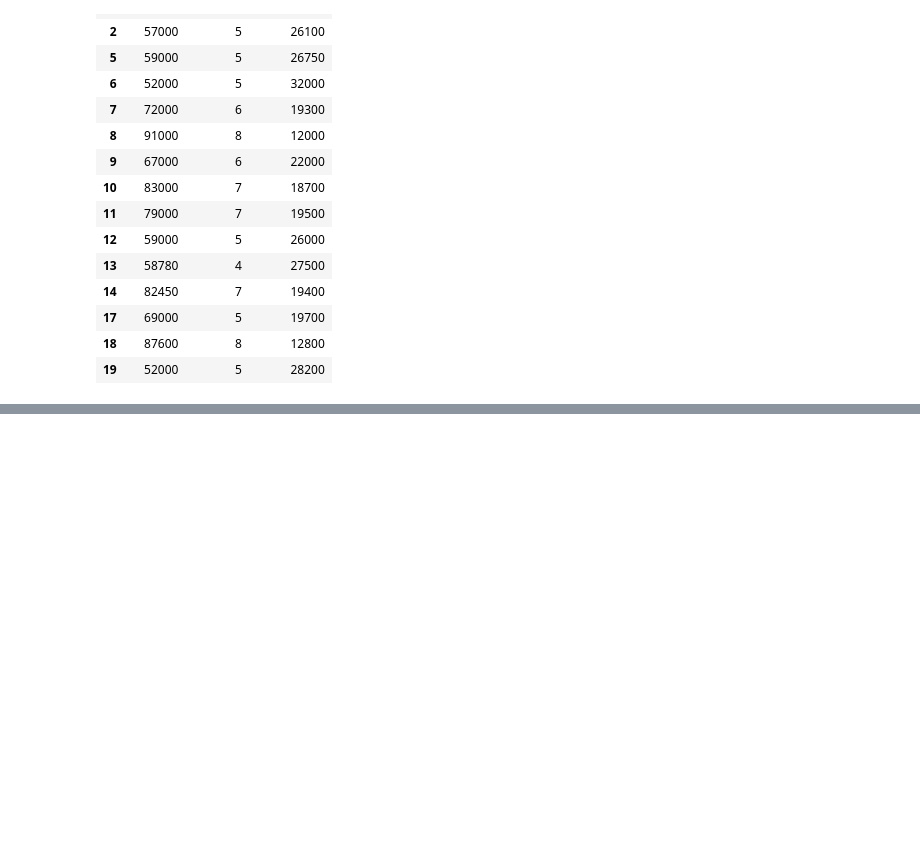
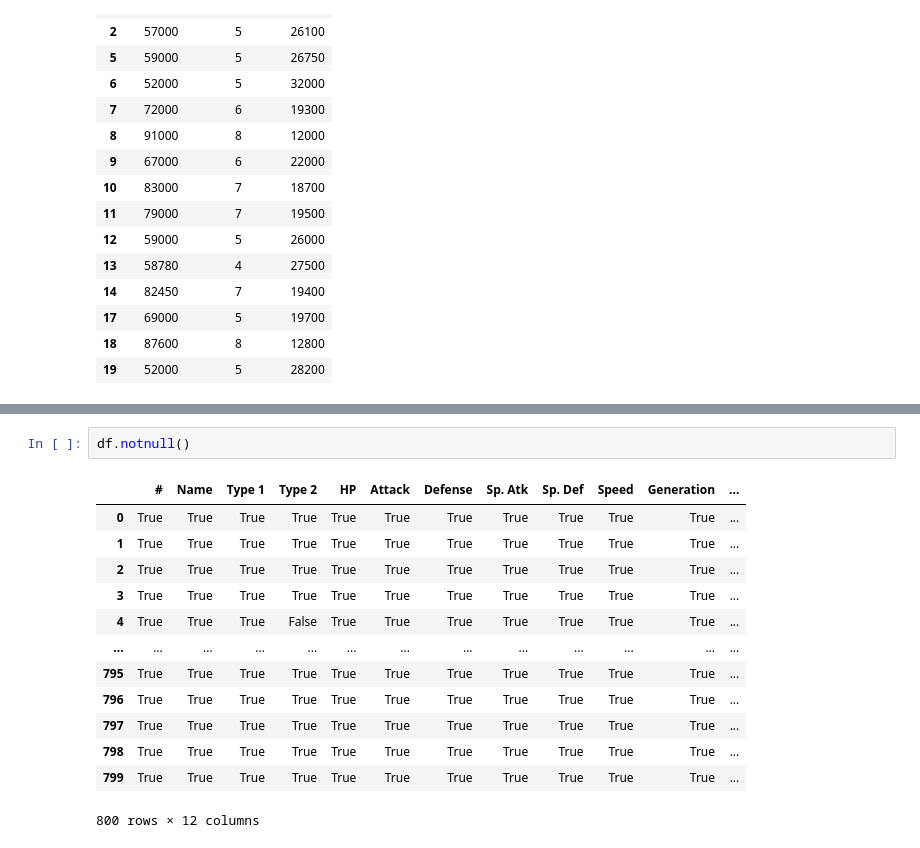
Before and after one commit to Swathi-212002/AI_ML_Avanthi_Swathi, a Jupyter notebook: pandas_practice.ipynb, the cells around one changed output, grey strips where cells are left out. Cells and saved outputs as stored; diff of their text form; blank space fills up the shorter version.

```diff
--- a/pandas_practice.ipynb
+++ b/pandas_practice.ipynb
@@ -225,0 +402,16 @@ df['Age(yrs)']
+# %%
+df.notnull()
+# %% [output]
+|  | # | Name | Type 1 | Type 2 | HP | Attack | Defense | Sp. Atk | Sp. Def | Speed | Generation | ... |
+| 0 | True | True | True | True | True | True | True | True | True | True | True | ... |
+| 1 | True | True | True | True | True | True | True | True | True | True | True | ... |
+| 2 | True | True | True | True | True | True | True | True | True | True | True | ... |
+| 3 | True | True | True | True | True | True | True | True | True | True | True | ... |
+| 4 | True | True | True | False | True | True | True | True | True | True | True | ... |
+| ... | ... | ... | ... | ... | ... | ... | ... | ... | ... | ... | ... | ... |
+| 795 | True | True | True | True | True | True | True | True | True | True | True | ... |
+| 796 | True | True | True | True | True | True | True | True | True | True | True | ... |
+| 797 | True | True | True | True | True | True | True | True | True | True | True | ... |
+| 798 | True | True | True | True | True | True | True | True | True | True | True | ... |
+| 799 | True | True | True | True | True | True | True | True | True | True | True | ... |
+800 rows × 12 columns
```
Also changed, not shown: parts of 16 cells of this notebook.
